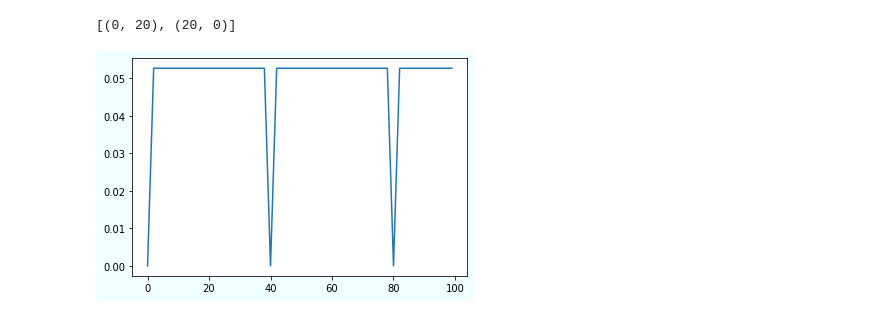
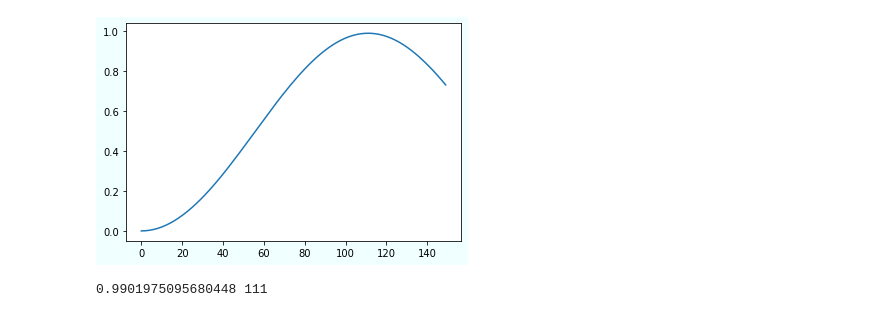
Before and after one commit to Tshou1219/qba, a Jupyter notebook: main.ipynb, the cells around one changed output. Cells and saved outputs as stored; diff of their text form; code cells hidden in the pictures.

```diff
--- a/main.ipynb
+++ b/main.ipynb
@@ -230,35 +227,37 @@ qba.plot_origin_prob()
 # %%
 from qba import QBA
 import numpy as np
 
 ## 刺した場所の重みを反転させる
 PATH=[]
-num_of_v=20
-add_v=0
-prob_vertex=[0]
+num_of_v=100
+add_v=num_of_v-1
+prob_vertex=[num_of_v-1]
 num_pin=1
-# qba=QBA().build_comp_graph(num_of_v,PATH)
-# qba=QBA().build_wheel_graph(num_of_v,PATH)
+qba=QBA().build_comp_graph(num_of_v,PATH)
+#qba=QBA().build_wheel_graph(num_of_v,PATH)
+# qba=QBA().build_path_graph(num_of_v,PATH)
+# qba=QBA().build_circuit_graph(num_of_v,PATH)
 for _ in range(num_pin):
     qba.deg=np.append(qba.deg,1)
 qba.deg[add_v]+=num_pin
 #print(qba.deg)
 qba.arcs.extend([(add_v, num_of_v+a) for a in range(num_pin)])
 qba.arcs.extend([(num_of_v+a,add_v) for a in range(num_pin)])
 qba.weights = np.zeros(len(qba.arcs))
 # print(qba.arcs)
 # qba.arc_plot()
 for i in range(len(qba.arcs)-num_pin*2):
     qba.weights[i]=1.
 # qba.arc_plot()
-# qba.non_flow_grover(100,prob_vertex,num_pin,True)
+
+# qba.non_flow_grover(140,prob_vertex,num_pin,True)
 # qba.plot_origin_prob()
 
-# prob_arcs=[(j, 0) for j in range(1,num_of_v+1)]
-prob_arcs=[(0, num_of_v), (num_of_v, 0)]
-print(prob_arcs)
-qba.non_flow_grover_arcs(100,prob_arcs,num_pin,True)
+prob_arcs=[(add_v, num_of_v+a) for a in range(num_pin) ] + [(num_of_v+a, add_v) for a in range(num_pin) ]
+# prob_arcs=[(num_of_v+a, add_v) for a in range(num_pin) ]
+qba.non_flow_grover_arcs(150,prob_arcs,num_pin,True)
 qba.plot_origin_prob()
 # %% [output]
+[figure, new version]
-[(0, 20), (20, 0)]
+0.9901975095680448 111
-[figure, old version]
```
Also changed, not shown: parts of 16 cells of this notebook, 1 other file.
